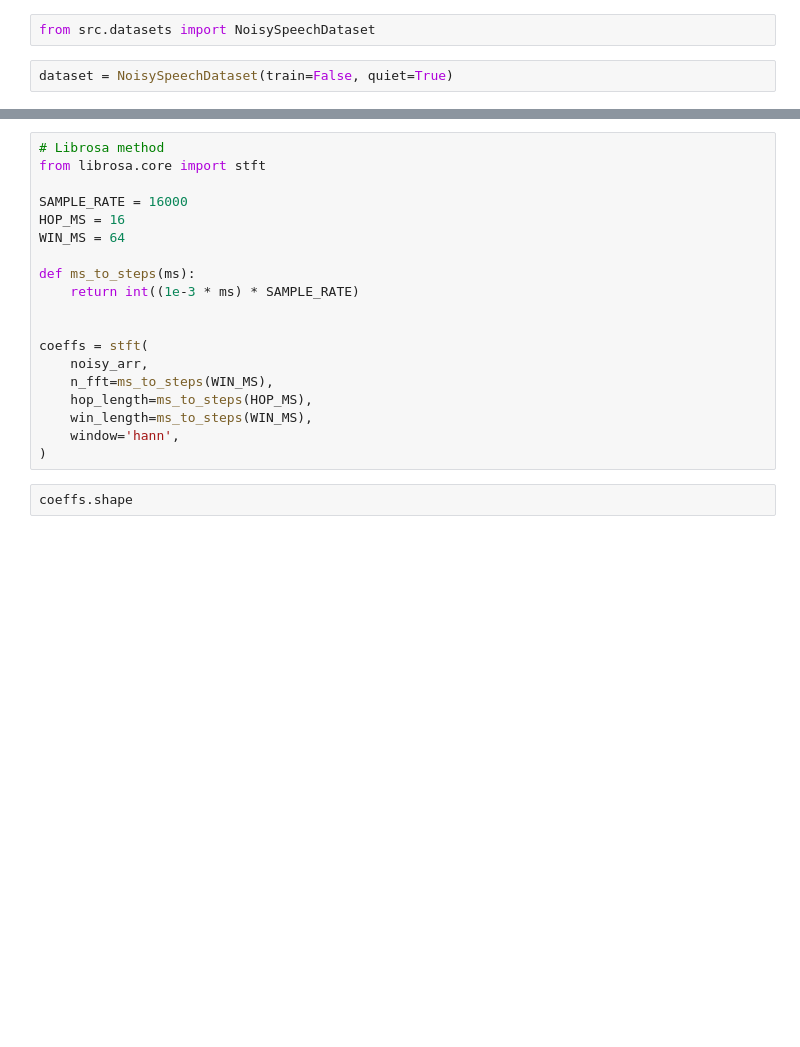
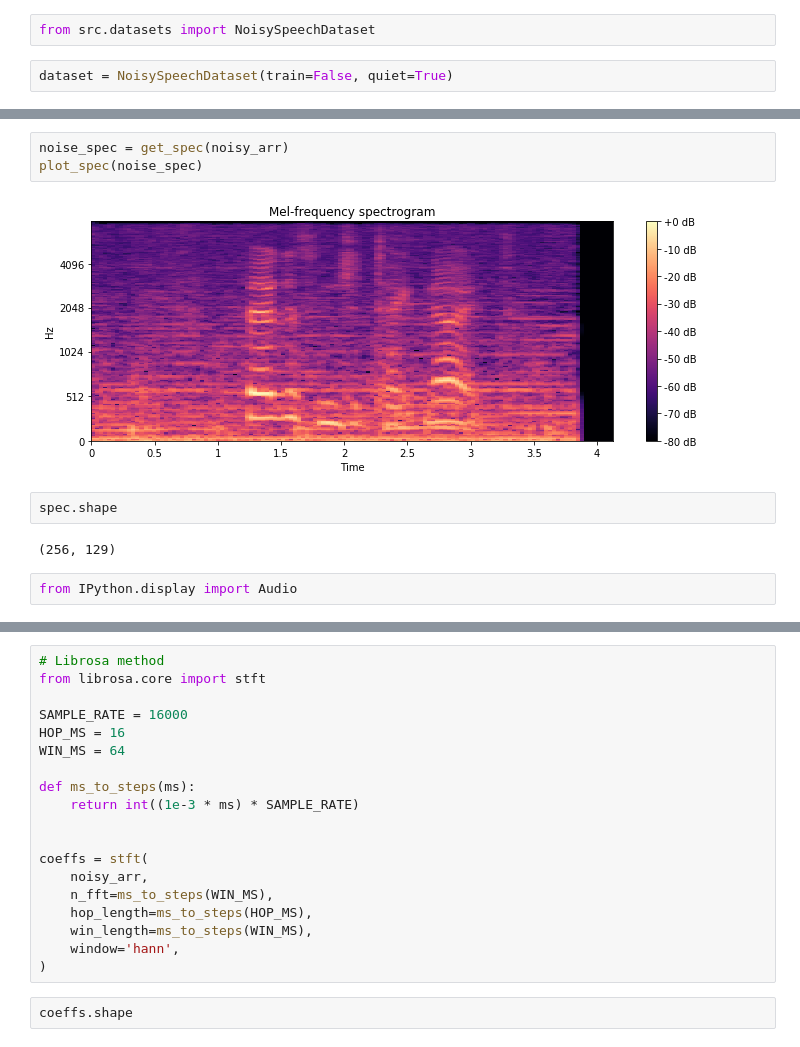
Before and after one commit to MattSegal/speech-notebooks, a Jupyter notebook: notebooks/librosa-test.ipynb, the cells around one changed output, grey strips where cells are left out. Cells and saved outputs as stored; diff of their text form; blank space fills up the shorter version.

```diff
--- a/notebooks/librosa-test.ipynb
+++ b/notebooks/librosa-test.ipynb
@@ -8,0 +59,11 @@ clean_arr = clean_t.detach().numpy()
+# %%
+noise_spec = get_spec(noisy_arr)
+plot_spec(noise_spec)
+# %% [output]
+[figure, added]
+# %%
+spec.shape
+# %% [output]
+(256, 129)
+# %%
+from IPython.display import Audio
```
Also changed, not shown: parts of 19 cells of this notebook, 2 other files.
